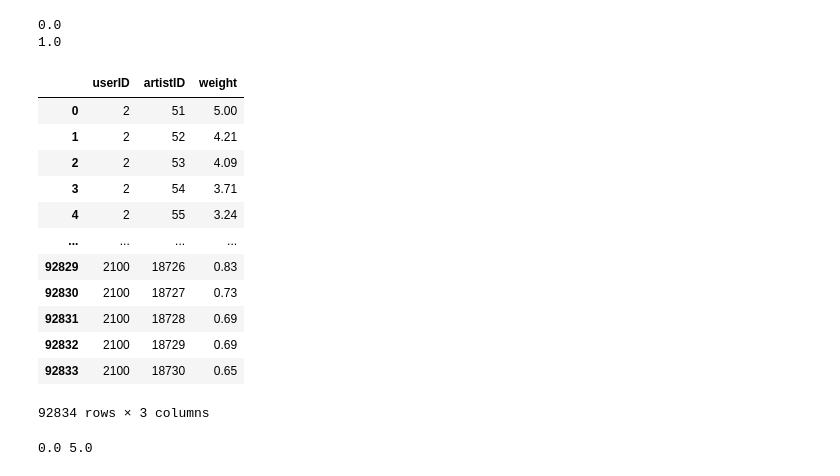
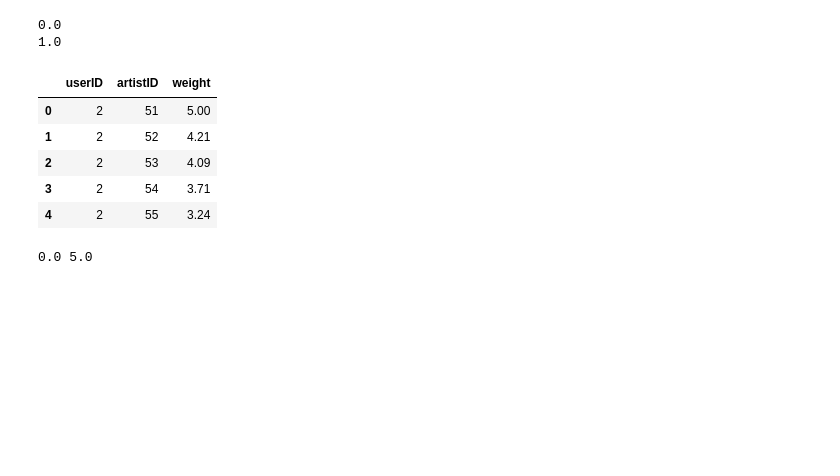
Before and after one commit to fercab24/SistemasDeRecomendacion, a Jupyter notebook: practico.ipynb, the cells around one changed output. Drawn from its saved outputs; the diff is of its cells as text; code cells hidden in the pictures; blank space fills up the shorter version.

```diff
--- a/practico.ipynb
+++ b/practico.ipynb
@@ -274,21 +262,14 @@ for user in user_artist_plays.userID.unique():
 
 # [FIXME] There has to be a better, optimized way to do this
 # %%
-user_artist_plays
+user_artist_plays.head()
 # %% [output]
 |  | userID | artistID | weight |
 | 0 | 2 | 51 | 5.00 |
 | 1 | 2 | 52 | 4.21 |
 | 2 | 2 | 53 | 4.09 |
 | 3 | 2 | 54 | 3.71 |
 | 4 | 2 | 55 | 3.24 |
-| ... | ... | ... | ... |
-| 92829 | 2100 | 18726 | 0.83 |
-| 92830 | 2100 | 18727 | 0.73 |
-| 92831 | 2100 | 18728 | 0.69 |
-| 92832 | 2100 | 18729 | 0.69 |
-| 92833 | 2100 | 18730 | 0.65 |
-92834 rows × 3 columns
 # %%
 # We are going to define 2 functions that will come in handy at a later time.
 # Generates a sparse matrix from ratings dataframe.
```
Also changed, not shown: parts of 25 cells of this notebook.
